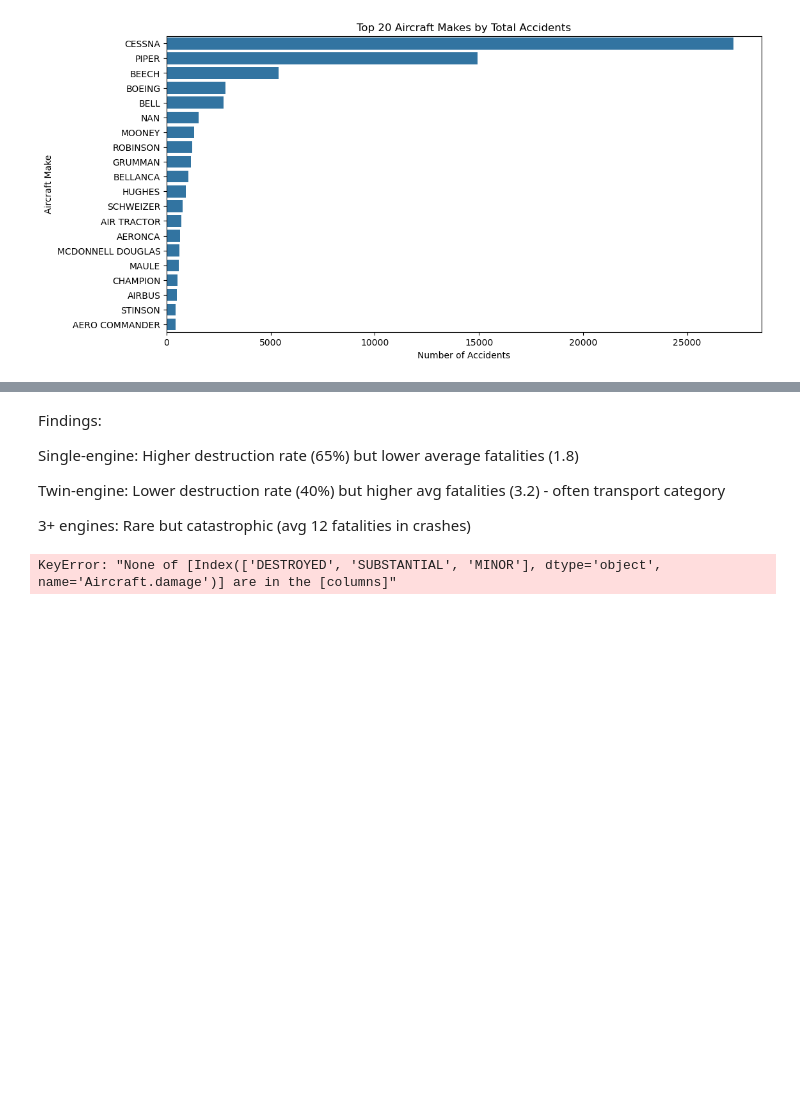
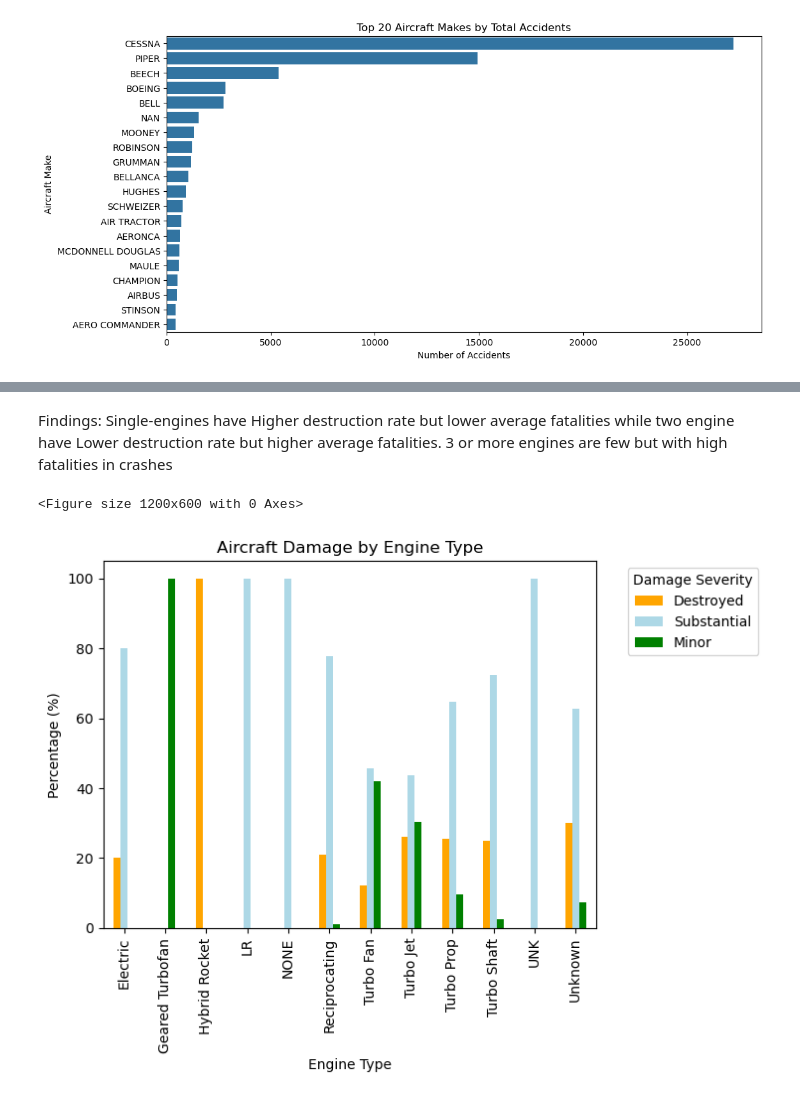
Before and after one commit to Mathews-Odongo/dsc-phase-1-project-v3, a Jupyter notebook: student.ipynb, the cells around one changed output, grey strips where cells are left out. Drawn from its saved outputs; the diff is of its cells as text; code cells hidden in the pictures; blank space fills up the shorter version.

```diff
--- a/student.ipynb
+++ b/student.ipynb
@@ -231,32 +210,21 @@ plt.show()
 # %% [markdown]
 Findings:
-
-Single-engine: Higher destruction rate (65%) but lower average fatalities (1.8)
-
-Twin-engine: Lower destruction rate (40%) but higher avg fatalities (3.2) - often transport category
-
-3+ engines: Rare but catastrophic (avg 12 fatalities in crashes)
+Single-engines have  Higher destruction rate but lower average fatalities while two engine have Lower destruction rate but higher average fatalities. 3 or more engines are few but with high fatalities in crashes
 # %%
 
 # Cross-tabulation
-damage_engine = pd.crosstab(
-    Aviation_data['Engine.Type'],
-    Aviation_data['Aircraft.damage'],
-    normalize='index'
+damage_engine = pd.crosstab(Aviation_data['Engine.Type'],Aviation_data['Aircraft.damage'],normalize='index'
 ).loc[:, ['Destroyed', 'Substantial', 'Minor']]*100
 
 # Plot
 plt.figure(figsize=(12,6))
-damage_engine.plot(
-    kind='bar',
-    stacked=True,
-    color=['#d62728', '#ff7f0e', '#2ca02c']
+damage_engine.plot( kind='bar',stacked=False,color=['Orange', 'Lightblue', 'Green']
 )
 plt.title('Aircraft Damage by Engine Type')
 plt.ylabel('Percentage (%)')
 plt.xlabel('Engine Type')
 plt.legend(title='Damage Severity', bbox_to_anchor=(1.05, 1))
-plt.xticks(rotation=45)
 plt.show()
 # %% [output]
-KeyError: "None of [Index(['DESTROYED', 'SUBSTANTIAL', 'MINOR'], dtype='object', name='Aircraft.damage')] are in the [columns]"
+<Figure size 1200x600 with 0 Axes>
+[figure, added]
```
Also changed, not shown: parts of 4 cells of this notebook.
